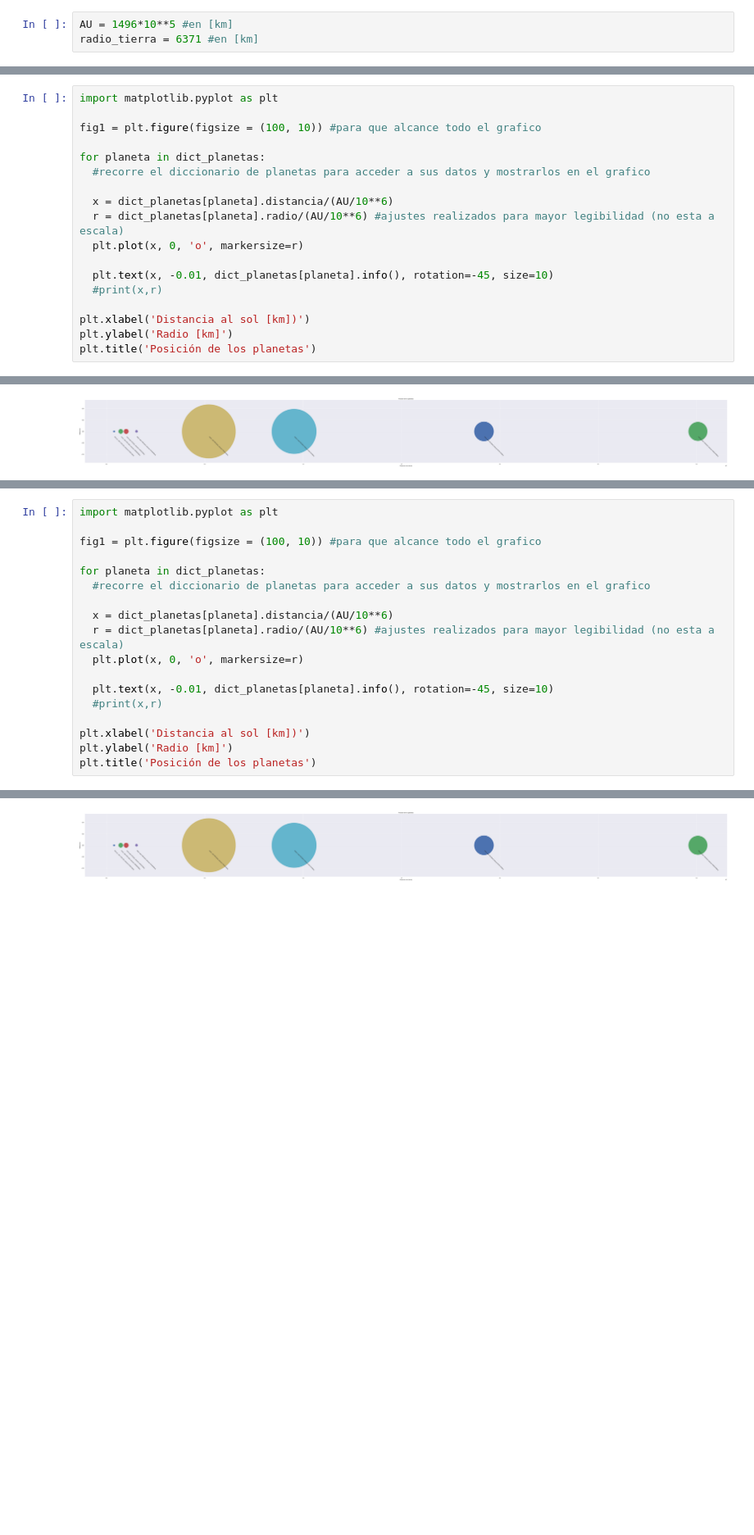
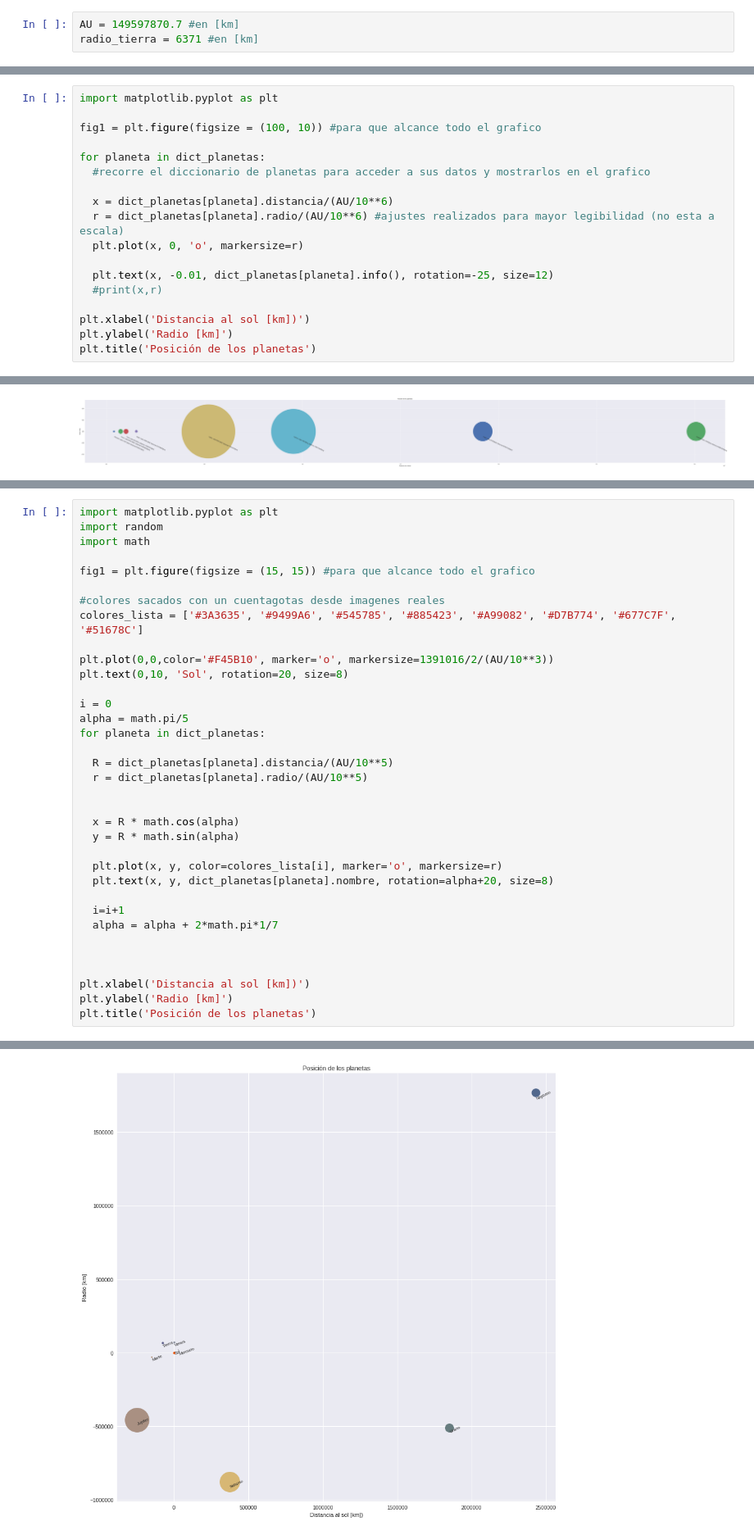
Before and after one commit to DiegoRomanCortes/minitarea1, a Jupyter notebook: minitarea1.ipynb, the cells around one changed output, grey strips where cells are left out. Shown at 82% size. Saved outputs shown, nothing was run; the diff lists cells and outputs as text; blank space fills up the shorter version.

Commit message:
seccion 6 lista, falta comentarla

```diff
--- a/minitarea1.ipynb
+++ b/minitarea1.ipynb
@@ -23,7 +23,7 @@
 Declara la variable `AU` (por Unidad Astronómica en inglés) y asignale su valor correspondiente en kilómetros.
 Declara la variable `radio_tierra` y también asígnale su valor en kilómetros.
 # %%
-AU = 1496*10**5 #en [km]
+AU = 149597870.7 #en [km]
 radio_tierra = 6371 #en [km]
 # %% [markdown]
 ## 2. Listas
@@ -169,7 +172,7 @@ for planeta in dict_planetas:
   r = dict_planetas[planeta].radio/(AU/10**6) #ajustes realizados para mayor legibilidad (no esta a escala)
   plt.plot(x, 0, 'o', markersize=r)
 
-  plt.text(x, -0.01, dict_planetas[planeta].info(), rotation=-45, size=10)
+  plt.text(x, -0.01, dict_planetas[planeta].info(), rotation=-25, size=12)
   #print(x,r)
 
 plt.xlabel('Distancia al sol [km])')
@@ -188,22 +191,39 @@ Algunas ideas incluyen colorear los planetas con el color más parecido que se p
 Este es tu momento de brillar.
 # %%
 import matplotlib.pyplot as plt
+import random
+import math
 
-fig1 = plt.figure(figsize = (100, 10)) #para que alcance todo el grafico
+fig1 = plt.figure(figsize = (15, 15)) #para que alcance todo el grafico
 
+#colores sacados con un cuentagotas desde imagenes reales
+colores_lista = ['#3A3635', '#9499A6', '#545785', '#885423', '#A99082', '#D7B774', '#677C7F', '#51678C']
+
+plt.plot(0,0,color='#F45B10', marker='o', markersize=1391016/2/(AU/10**3))
+plt.text(0,10, 'Sol', rotation=20, size=8)
+
+i = 0
+alpha = math.pi/5
 for planeta in dict_planetas:
-  #recorre el diccionario de planetas para acceder a sus datos y mostrarlos en el grafico
 
-  x = dict_planetas[planeta].distancia/(AU/10**6)
-  r = dict_planetas[planeta].radio/(AU/10**6) #ajustes realizados para mayor legibilidad (no esta a escala)
-  plt.plot(x, 0, 'o', markersize=r)
+  R = dict_planetas[planeta].distancia/(AU/10**5)
+  r = dict_planetas[planeta].radio/(AU/10**5)
 
-  plt.text(x, -0.01, dict_planetas[planeta].info(), rotation=-45, size=10)
-  #print(x,r)
+
+  x = R * math.cos(alpha)
+  y = R * math.sin(alpha)
+
+  plt.plot(x, y, color=colores_lista[i], marker='o', markersize=r)
+  plt.text(x, y, dict_planetas[planeta].nombre, rotation=alpha+20, size=8)
+
+  i=i+1
+  alpha = alpha + 2*math.pi*1/7
+
+
 
 plt.xlabel('Distancia al sol [km])')
 plt.ylabel('Radio [km]')
 plt.title('Posición de los planetas')
 # %% [output]
 Text(0.5, 1.0, 'Posición de los planetas')
-[figure, old version]
+[figure, new version]
```
Also changed, not shown: parts of 1 cell of this notebook.
